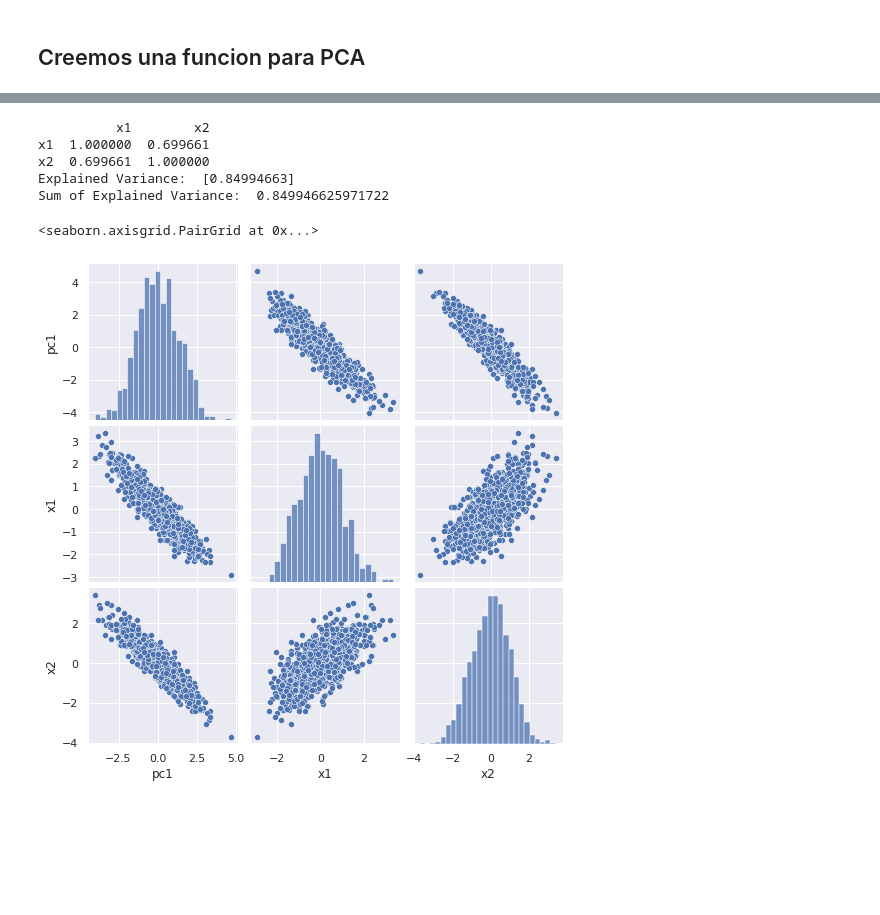
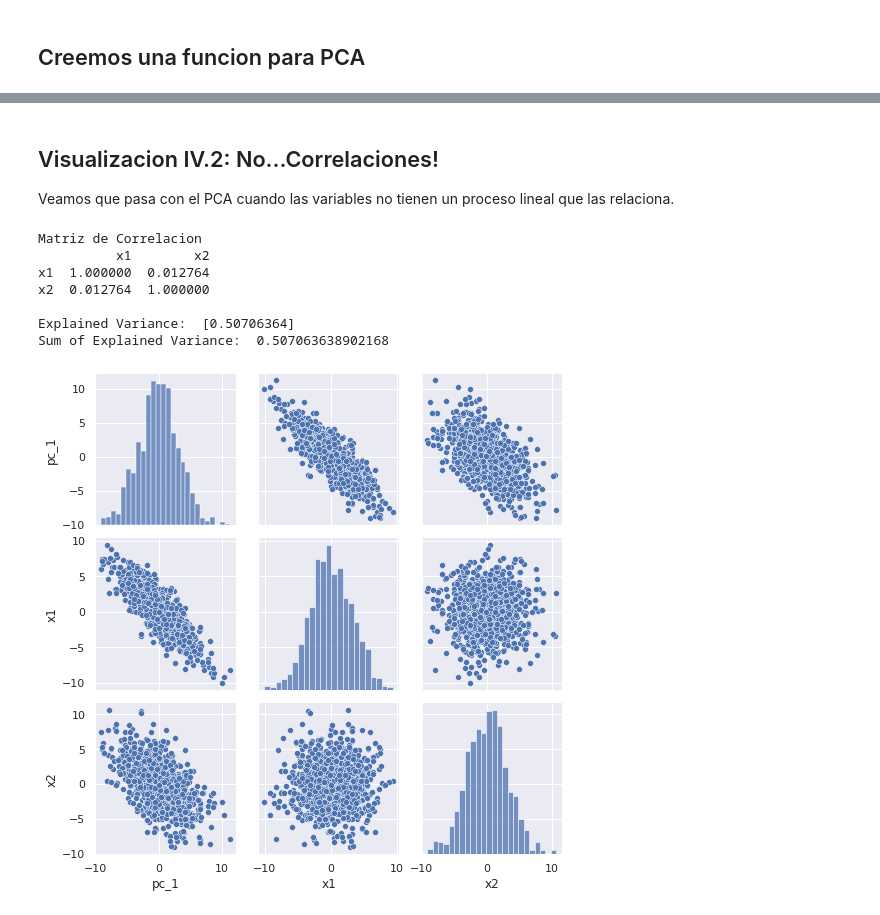
Before and after one commit to IEXE-Tec/aprendizaje-maquina-2, a Jupyter notebook: 02_reduccion_de_dimensionalidad.ipynb, the cells around one changed output, grey strips where cells are left out. Cells and saved outputs as stored; diff of their text form; code cells hidden in the pictures; blank space fills up the shorter version.

```diff
--- a/02_reduccion_de_dimensionalidad.ipynb
+++ b/02_reduccion_de_dimensionalidad.ipynb
@@ -161,11 +161,18 @@ Sum of Explained Variance:  0.9933440938140239
 ## Creemos una funcion para PCA
 # %%
 def pca_fun(x=pd.DataFrame(),n_c=1):
+  # Define Method
   pca = PCA(n_components=n_c)
   principalComponents = pca.fit_transform(x)
+
+  # Create names for pc
+  pc_names = ['pc_{}'.format(a+1) for a in range(n_c)]
+
+  # Compute PC
   principalDf = pd.DataFrame(data = principalComponents
-             , columns = ['pc1'])
+             , columns = pc_names)
 
+  # Create visualizations
   finalDf = pd.concat([principalDf, x], axis = 1)
   print('Explained Variance: ', pca.explained_variance_ratio_)
   print('Sum of Explained Variance: ', np.sum(pca.explained_variance_ratio_))
@@ -189,37 +209,29 @@ x.corr()
+# %% [markdown]
+## Visualizacion IV.2: No...Correlaciones!
+
+Veamos que pasa con el PCA cuando las variables no tienen un proceso lineal que las relaciona.
 # %%
 # Set parameters & seed
 np.random.seed(7463)
 n = 1000
 
-# Create components
-c1 = np.random.normal(10,2,n)
-
 # Create Variables
 mean = [0, 0]
-cov = np.array([[1, .7],
-                [.7, 1]]
+cov = np.array([[10, 0],
+                [0, 10]]
       )
 x = np.random.multivariate_normal(mean, cov, n)
 x = pd.DataFrame(x, columns=['x1','x2'])
-print(x.corr())
+print('Matriz de Correlacion')
+print(x.corr(), '\n')
 
-
-# PCA decomposition
-pca = PCA(n_components=1)
-principalComponents = pca.fit_transform(x)
-principalDf = pd.DataFrame(data = principalComponents
-             , columns = ['pc1'])
-
-finalDf = pd.concat([principalDf, x], axis = 1)
-print('Explained Variance: ', pca.explained_variance_ratio_)
-print('Sum of Explained Variance: ', np.sum(pca.explained_variance_ratio_))
-
-sns.pairplot(finalDf)
+pca_fun(x=x, n_c=1)
 # %% [output]
+Matriz de Correlacion
           x1        x2
-x1  1.000000  0.699661
-x2  0.699661  1.000000
-Explained Variance:  [0.84994663]
-Sum of Explained Variance:  0.849946625971722
+x1  1.000000  0.012764
+x2  0.012764  1.000000
+
+Explained Variance:  [0.50706364]
+Sum of Explained Variance:  0.507063638902168
-<seaborn.axisgrid.PairGrid at 0x...>
-[figure, old version]
+[figure, new version]
```
Also changed, not shown: parts of 3 cells of this notebook.
